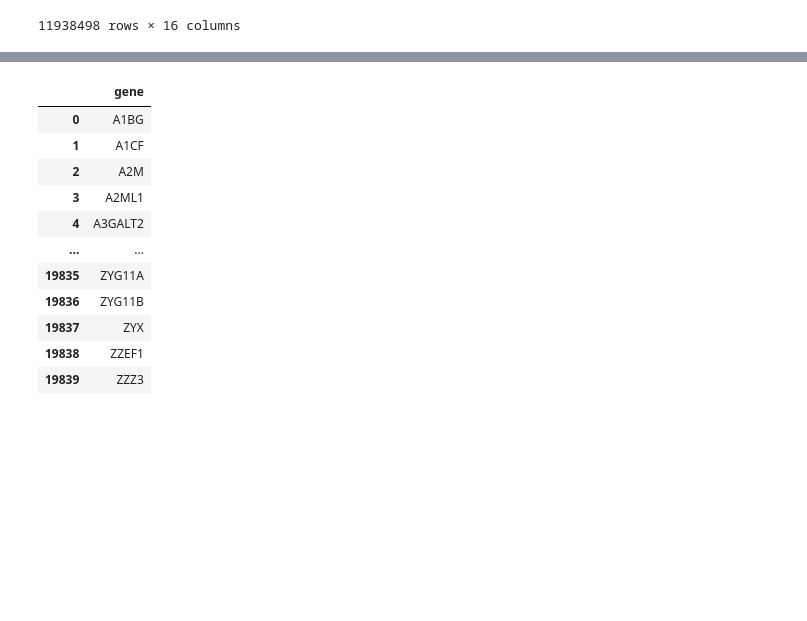
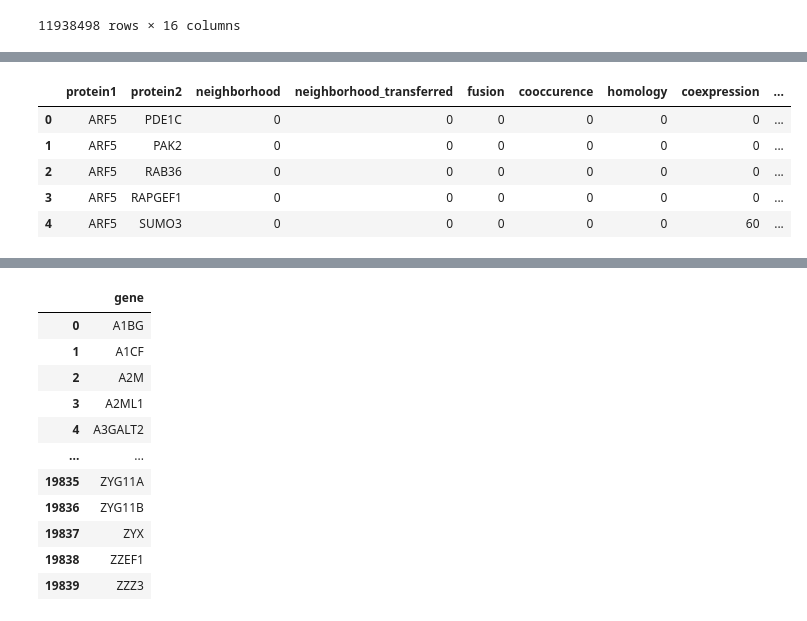
Before and after one commit to Andcc/Aging-target-discovery-ATD-, a Jupyter notebook: notebooks/dataset_selection.ipynb, the cells around one changed output, grey strips where cells are left out. Saved outputs shown, nothing was run; the diff lists cells and outputs as text; code cells hidden in the pictures; blank space fills up the shorter version.

Commit message:
add additional code for STRING explo + beging feature generation

```diff
--- a/notebooks/dataset_selection.ipynb
+++ b/notebooks/dataset_selection.ipynb
@@ -156,27 +157,34 @@ STRING protein identifiers are encoded in the format 9606.gene, where 9606 is th
 # We add a check to ensure that, if re-run, this cell wont undo previous progress
 
 previously_run = False if '9606' in string_human_df['protein1'].iloc[0] else True
-if not previously_run: # Filter the DataFrame
-    biomart_table = pd.read_csv(os.path.join(data_dir,'misc/mart_export.txt'), sep='\t')
+if not previously_run:  # Filter the DataFrame
+    biomart_table = pd.read_csv(os.path.join(
+        data_dir, 'misc/mart_export.txt'), sep='\t')
 
     # We crete the dictionary for translating
     protein_gene_dict = {
         transcript: gene for transcript, gene in
         zip(biomart_table['Protein stable ID'].to_list(), biomart_table['Gene stable ID'].to_list())}
     gene_symbol_dict = {
-        gene:symbol  for gene,symbol  in
+        gene: symbol for gene, symbol in
         zip(biomart_table['Gene stable ID'].to_list(), biomart_table['Gene name'].to_list())}
 
     # First, we reformat STRING proteins to drop taxonomy code
-    string_human_df['protein1'] = string_human_df['protein1'].map(lambda string: string.split('.')[1])
-    string_human_df['protein2'] = string_human_df['protein2'].map(lambda string: string.split('.')[1])
+    string_human_df['protein1'] = string_human_df['protein1'].map(
+        lambda string: string.split('.')[1])
+    string_human_df['protein2'] = string_human_df['protein2'].map(
+        lambda string: string.split('.')[1])
 
     # Next, we translate to gene code, then to symbol
-    string_human_df['protein1'] = string_human_df['protein1'].map(protein_gene_dict)
-    string_human_df['protein2']  = string_human_df['protein2'].map(protein_gene_dict)
+    string_human_df['protein1'] = string_human_df['protein1'].map(
+        protein_gene_dict)
+    string_human_df['protein2'] = string_human_df['protein2'].map(
+        protein_gene_dict)
 
-    string_human_df['protein1'] = string_human_df['protein1'].map(gene_symbol_dict)
-    string_human_df['protein2'] = string_human_df['protein2'].map(gene_symbol_dict)
+    string_human_df['protein1'] = string_human_df['protein1'].map(
+        gene_symbol_dict)
+    string_human_df['protein2'] = string_human_df['protein2'].map(
+        gene_symbol_dict)
 string_human_df
 # %% [output]
 |  | protein1 | protein2 | neighborhood | neighborhood_transferred | fusion | cooccurence | homology | coexpression | ... |
@@ -196,0 +367,10 @@ Next, we use [Gene2Vec](https://bmcgenomics.biomedcentral.com/articles/10.1186/s
+# %%
+
+string_human_df_processed.head()
+# %% [output]
+|  | protein1 | protein2 | neighborhood | neighborhood_transferred | fusion | cooccurence | homology | coexpression | ... |
+| 0 | ARF5 | PDE1C | 0 | 0 | 0 | 0 | 0 | 0 | ... |
+| 1 | ARF5 | PAK2 | 0 | 0 | 0 | 0 | 0 | 0 | ... |
+| 2 | ARF5 | RAB36 | 0 | 0 | 0 | 0 | 0 | 0 | ... |
+| 3 | ARF5 | RAPGEF1 | 0 | 0 | 0 | 0 | 0 | 0 | ... |
+| 4 | ARF5 | SUMO3 | 0 | 0 | 0 | 0 | 0 | 60 | ... |
```
Also changed, not shown: parts of 11 cells of this notebook, 3 other files.
